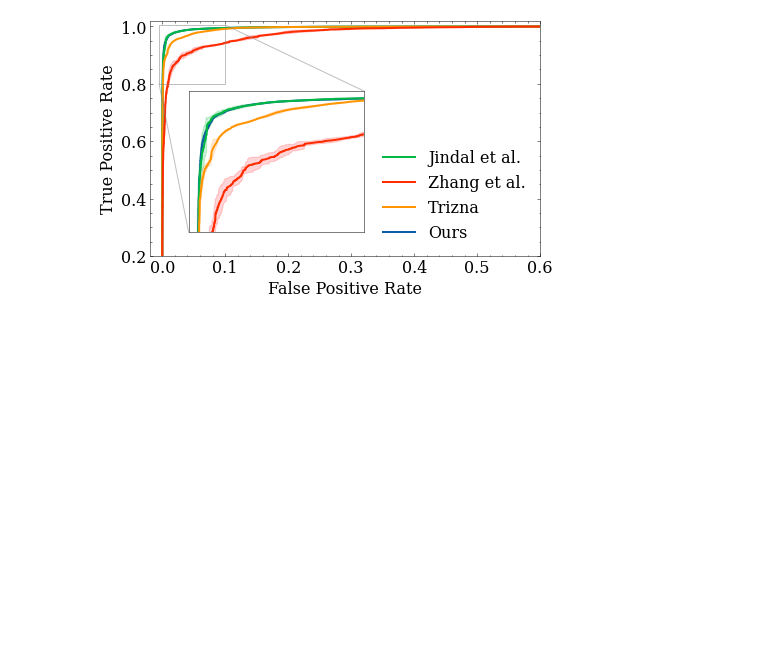
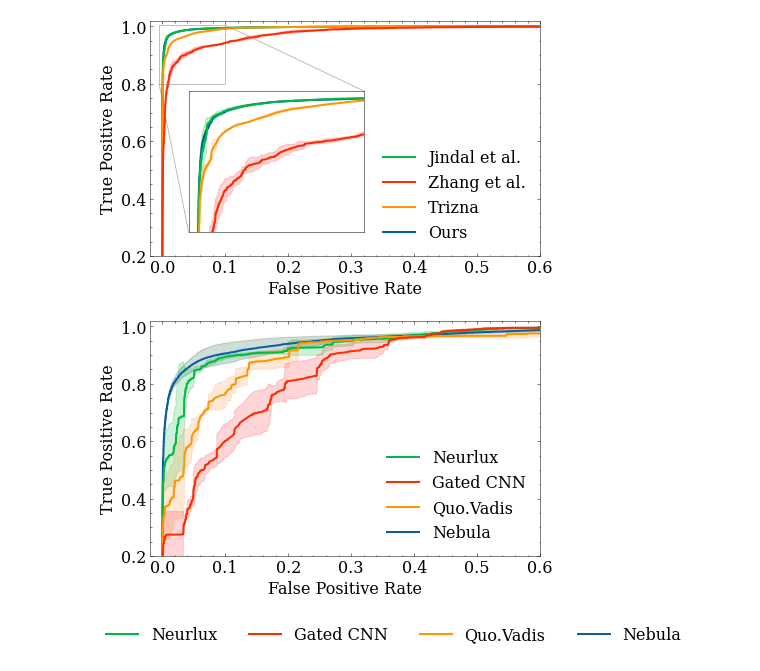
Before and after one commit to dtrizna/nebula, a Jupyter notebook: evaluation/paper_sota/results_roc_final.ipynb, the cells around one changed output. Drawn from its saved outputs; the diff is of its cells as text; code cells hidden in the pictures; blank space fills up the shorter version.

```diff
--- a/evaluation/paper_sota/results_roc_final.ipynb
+++ b/evaluation/paper_sota/results_roc_final.ipynb
@@ -134,3 +135,38 @@ ax.set_xlabel("False Positive Rate", fontsize=FONTSIZE)
 plt.savefig(os.path.join(REPO_ROOT, "img", "roc_curve_speakeasy_data_val.pdf"), dpi=300, bbox_inches='tight')
 # %% [output]
 [figure]
+# %%
+base_fpr_val, tprs_mean_val, tprs_std_val = allign_metrics(speakeasy_test)
+
+fig, ax = plt.subplots(1, 1, figsize=set_size())
+
+for key in ['nebula', 'neurlux', 'quovadis', 'dmds']:
+    plot_roc_curve(base_fpr_val, tprs_mean_val[key], tprs_std_val[key], model_name=key, ax=ax, ylim=YLIM, xlim=XLIM, semilogx=False)
+    # Add the lines to indicate where the inset axis is coming from
+handles, labels = ax.get_legend_handles_labels()
+new_labels = ["Neurlux", "Gated CNN", "Quo.Vadis", "Nebula"]
+new_handles = [handles[1], handles[3], handles[2], handles[0]]
+ax.legend(new_handles, new_labels, loc='lower right')
+ax.set_ylabel("True Positive Rate", fontsize=FONTSIZE)
+ax.set_xlabel("False Positive Rate", fontsize=FONTSIZE)
+
+# savefig as pdf in repo_root/img
+plt.savefig(os.path.join(REPO_ROOT, "img", "roc_curve_speakeasy_data_test.pdf"), dpi=300, bbox_inches='tight')
+# %% [output]
+[figure, added]
+# %%
+handles, labels = ax.get_legend_handles_labels()
+new_labels = ["Neurlux", "Gated CNN", "Quo.Vadis", "Nebula"]
+new_handles = [handles[1], handles[3], handles[2], handles[0]]
+
+# create new ax for legend
+figlegend = plt.figure(figsize=(10, 0.5))
+axi = figlegend.add_subplot(111)
+axi.legend(new_handles, new_labels, loc='center', ncol=4, fontsize=FONTSIZE)
+# remove axis
+axi.axis('off')
+
+# save legend separately from plot as pdf in repo_root/img
+plt.savefig(os.path.join(REPO_ROOT, "img", "roc_curve_speakeasy_legend.pdf"), dpi=300, bbox_inches='tight')
+# %% [output]
+[figure, added]
```
Also changed, not shown: parts of 8 cells of this notebook, 26 other files.
